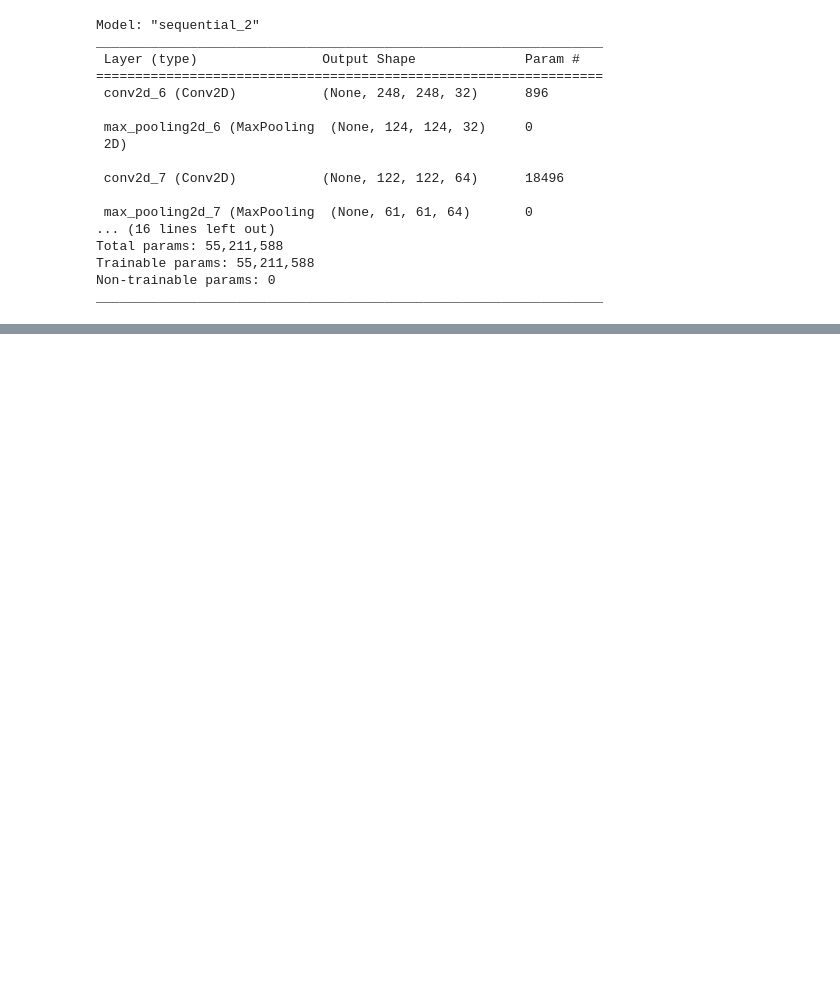
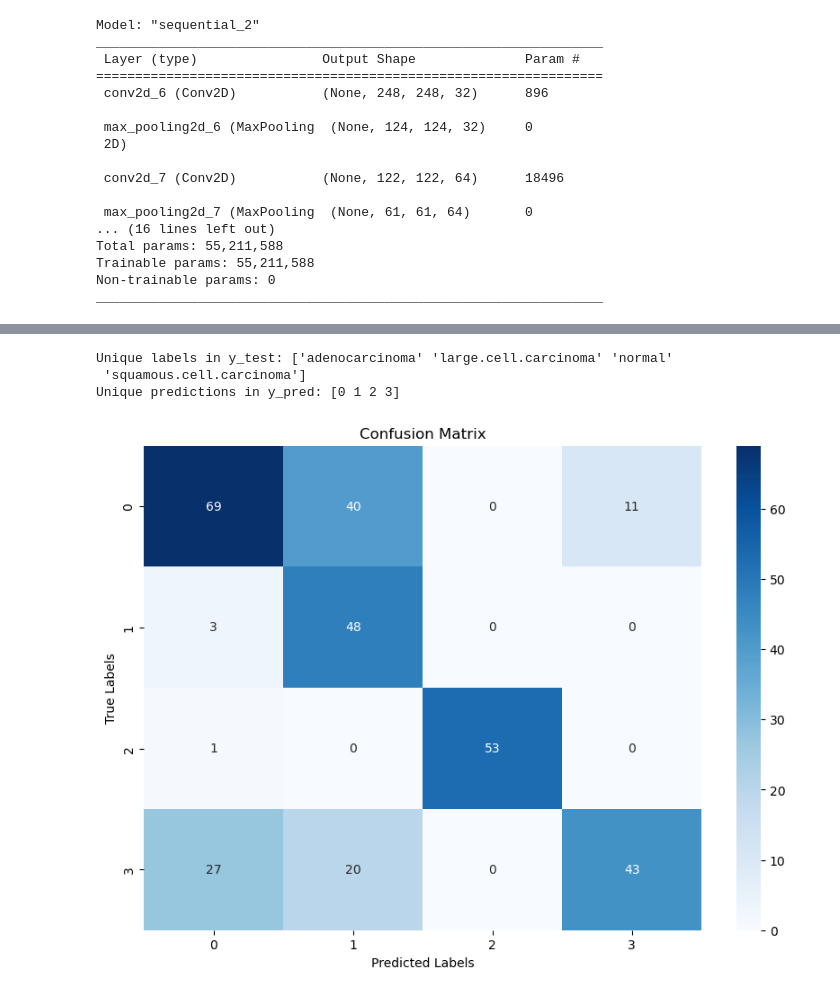
Before and after one commit to MaukanMir/Chest-CT-Scan-Image-Classifier, a Jupyter notebook: training.ipynb, the cells around one changed output, grey strips where cells are left out. Saved outputs shown, nothing was run; the diff lists cells and outputs as text; code cells hidden in the pictures; blank space fills up the shorter version.

```diff
--- a/training.ipynb
+++ b/training.ipynb
@@ -198,0 +223,3 @@ print(y_val.shape)
+# %%
+y_pred = model.predict(X_test)
+y_pred = np.argmax(y_pred, axis=1)
@@ -198,0 +228,21 @@ print(y_val.shape)
+# %%
+print("Unique labels in y_test:", np.unique(y_test))
+print("Unique predictions in y_pred:", np.unique(y_pred))
+# %% [output]
+Unique labels in y_test: ['adenocarcinoma' 'large.cell.carcinoma' 'normal'
+ 'squamous.cell.carcinoma']
+Unique predictions in y_pred: [0 1 2 3]
+# %%
+encoder = LabelEncoder()
+y_test_encoded = encoder.fit_transform(y_test)
+labels = np.unique(y_test_encoded)
+cm = confusion_matrix(y_test_encoded, y_pred, labels=labels)
+
+plt.figure(figsize=(10, 7))
+sns.heatmap(cm, annot=True, fmt='d', cmap='Blues',  xticklabels=labels, yticklabels=labels)
+plt.xlabel('Predicted Labels')
+plt.ylabel('True Labels')
+plt.title('Confusion Matrix')
+plt.show()
+# %% [output]
+[figure, added]
```
Also changed, not shown: parts of 6 cells of this notebook.
